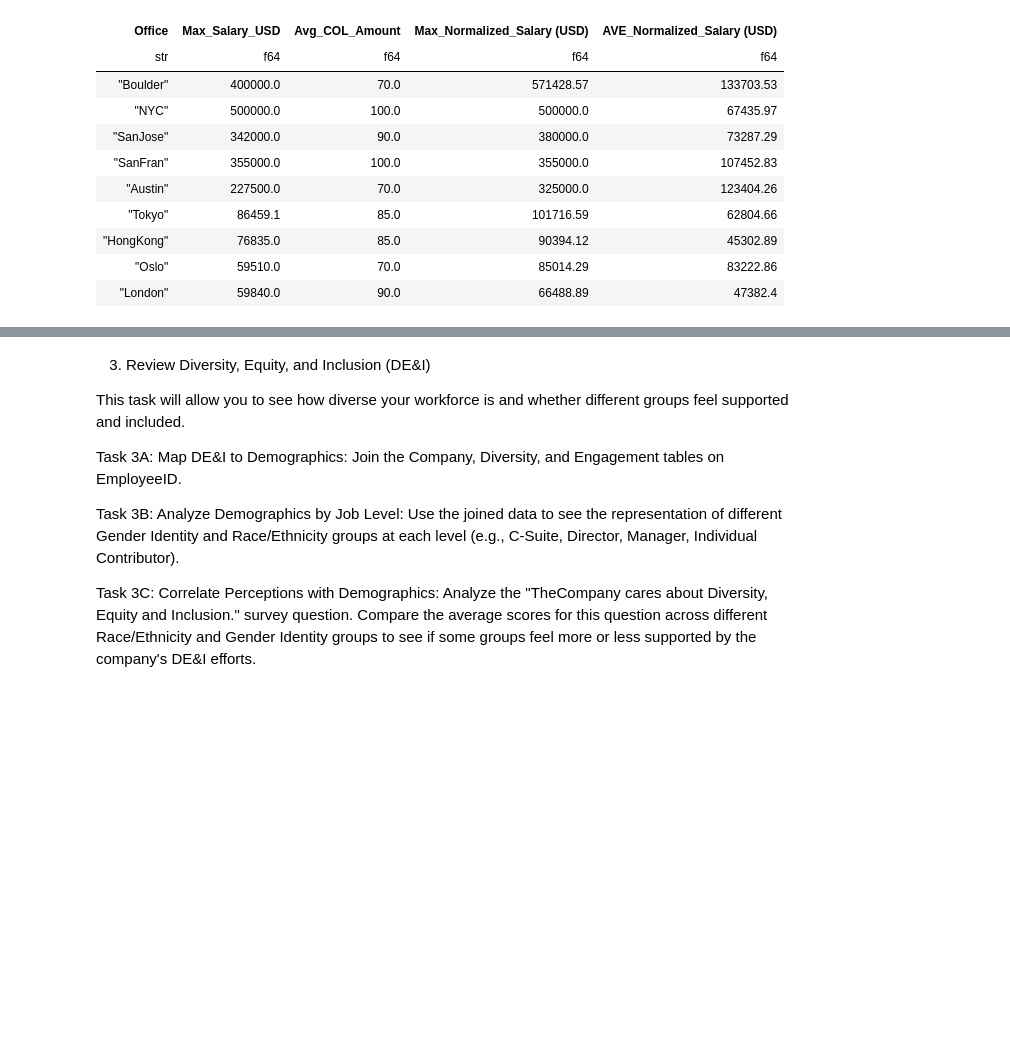
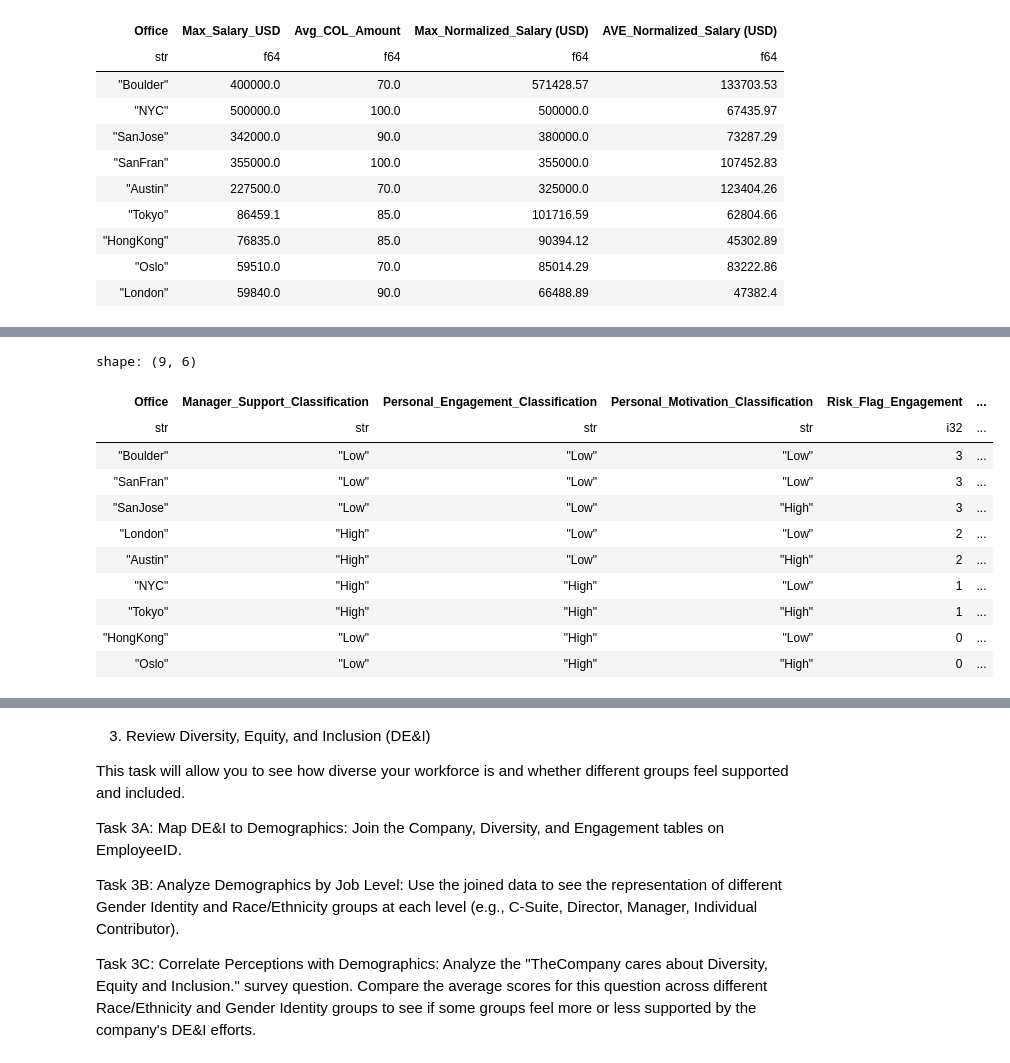
Before and after one commit to LeonTran29/Human_Resource_Data_Set_-TheCompany-, a Jupyter notebook: Process.ipynb, the cells around one changed output, grey strips where cells are left out. Drawn from its saved outputs; the diff is of its cells as text; code cells hidden in the pictures; blank space fills up the shorter version.

```diff
--- a/Process.ipynb
+++ b/Process.ipynb
@@ -467,0 +491,59 @@ shape: (9, 8)
+# %%
+df_define = df_agg.with_columns(
+    pl.when(pl.col('Avg_Manager_Support') <= 2.91)
+        .then(pl.lit('Low'))
+        .otherwise(pl.lit('High'))
+        .alias('Manager_Support_Classification'),
+    pl.when(pl.col('Avg_Personal_Engagement') <= 2.95)
+        .then(pl.lit('Low'))
+        .otherwise(pl.lit('High'))
+        .alias('Personal_Engagement_Classification'),
+    pl.when(pl.col('Avg_Personal_Motivation') <= 2.94)
+        .then(pl.lit('Low'))
+        .otherwise(pl.lit('High'))
+        .alias('Personal_Motivation_Classification')
+).sort("Manager_Support_Classification", descending = True)
+
+df_define = df_define.with_columns(
+    pl.when(
+        (pl.col('Manager_Support_Classification') == 'Low') & (pl.col('Personal_Engagement_Classification') == 'Low')
+    ).then(pl.lit(3))
+    .when(
+        (pl.col('Manager_Support_Classification') == 'High') & (pl.col('Personal_Engagement_Classification') == 'Low')
+    ).then(pl.lit(2))
+    .when(
+        (pl.col('Manager_Support_Classification') == 'High') & (pl.col('Personal_Engagement_Classification') == 'High')
+    ).then(pl.lit(1))
+    .when(
+        (pl.col('Manager_Support_Classification') == 'Low') & (pl.col('Personal_Engagement_Classification') == 'High')
+    ).then(pl.lit(0))
+    .alias("Risk_Flag_Engagement"),
+    pl.when(
+        (pl.col('Manager_Support_Classification') == 'Low') & (pl.col('Personal_Motivation_Classification') == 'Low')
+    ).then(pl.lit(3))
+    .when(
+        (pl.col('Manager_Support_Classification') == 'High') & (pl.col('Personal_Motivation_Classification') == 'Low')
+    ).then(pl.lit(2))
+    .when(
+        (pl.col('Manager_Support_Classification') == 'High') & (pl.col('Personal_Motivation_Classification') == 'High')
+    ).then(pl.lit(1))
+    .when(
+        (pl.col('Manager_Support_Classification') == 'Low') & (pl.col('Personal_Motivation_Classification') == 'High')
+    ).then(pl.lit(0))
+    .alias("Risk_Flag_Motivation")
+).sort(["Risk_Flag_Engagement", "Risk_Flag_Motivation"], descending = True)
+
+display(df_define[["Office","Manager_Support_Classification", "Personal_Engagement_Classification", "Personal_Motivation_Classification","Risk_Flag_Engagement","Risk_Flag_Motivation"]])
+# %% [output]
+shape: (9, 6)
+| Office | Manager_Support_Classification | Personal_Engagement_Classification | Personal_Motivation_Classification | Risk_Flag_Engagement | ... |
+| str | str | str | str | i32 | ... |
+| "Boulder" | "Low" | "Low" | "Low" | 3 | ... |
+| "SanFran" | "Low" | "Low" | "Low" | 3 | ... |
+| "SanJose" | "Low" | "Low" | "High" | 3 | ... |
+| "London" | "High" | "Low" | "Low" | 2 | ... |
+| "Austin" | "High" | "Low" | "High" | 2 | ... |
+| "NYC" | "High" | "High" | "Low" | 1 | ... |
+| "Tokyo" | "High" | "High" | "High" | 1 | ... |
+| "HongKong" | "Low" | "High" | "Low" | 0 | ... |
+| "Oslo" | "Low" | "High" | "High" | 0 | ... |
```
Also changed, not shown: parts of 16 cells of this notebook, 1 other file.
